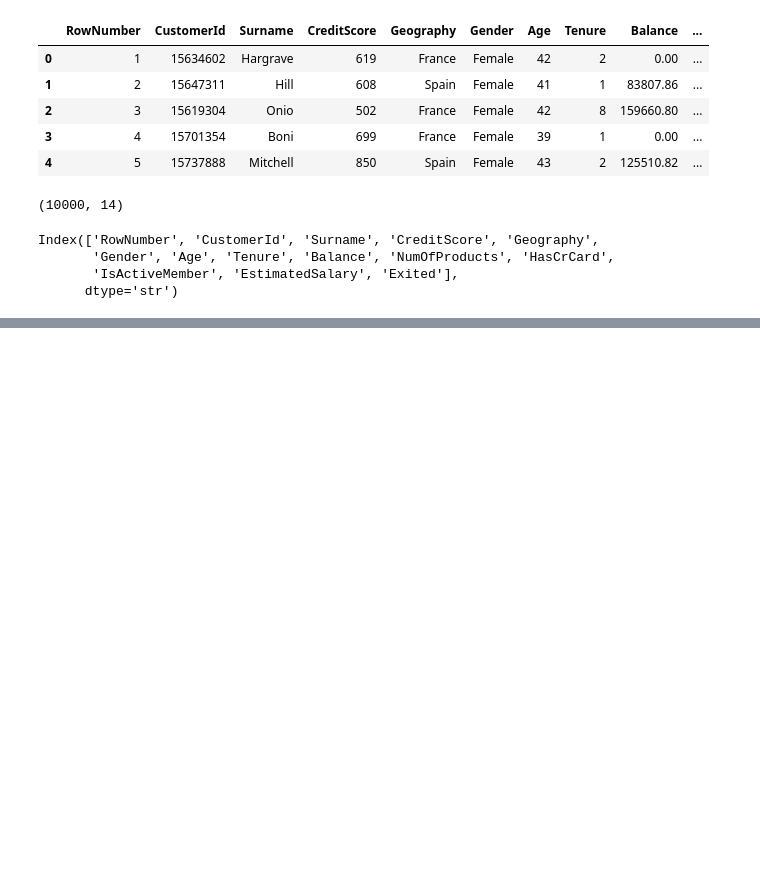
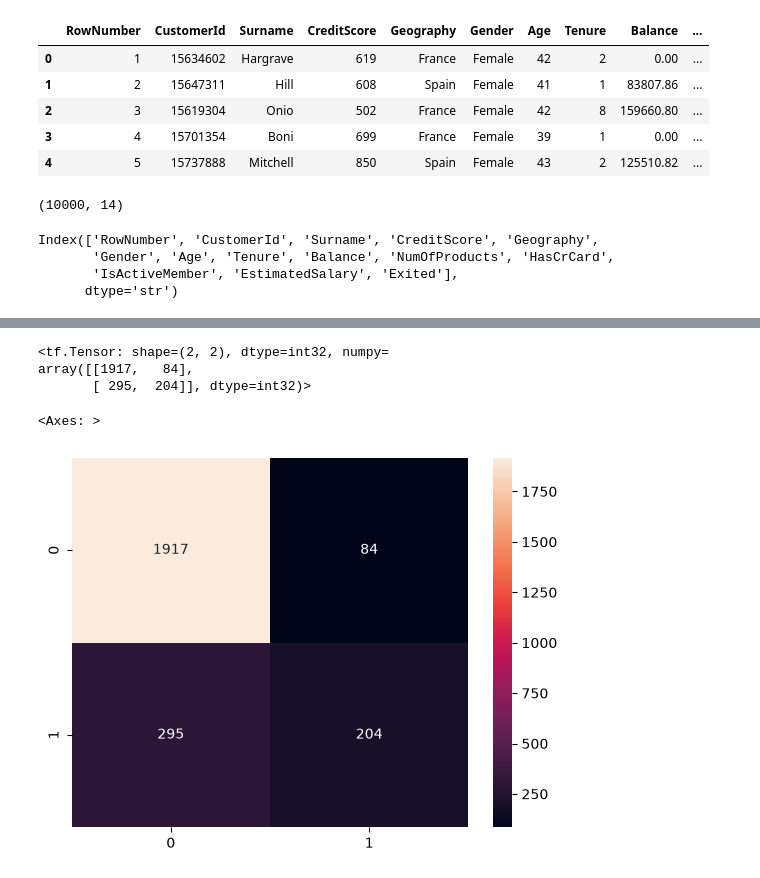
Before and after one commit to mohnish4code/Customer-Churn-Prediction, a Jupyter notebook: notebook/customer_churn.ipynb, the cells around one changed output, grey strips where cells are left out. Drawn from its saved outputs; the diff is of its cells as text; code cells hidden in the pictures; blank space fills up the shorter version.

```diff
--- a/notebook/customer_churn.ipynb
+++ b/notebook/customer_churn.ipynb
@@ -26,0 +181,3 @@ Index(['RowNumber', 'CustomerId', 'Surname', 'CreditScore', 'Geography',
+# %%
+from sklearn.model_selection import train_test_split
+X_train, X_test, y_train, y_test = train_test_split(X, y, test_size=0.25)
@@ -26,0 +199,10 @@ Index(['RowNumber', 'CustomerId', 'Surname', 'CreditScore', 'Geography',
+# %%
+model = keras.Sequential([
+    keras.layers.Dense(20, input_shape=(12,), activation="relu"),
+    keras.layers.Dense(10, activation="relu"),
+    keras.layers.Dense(1, activation="sigmoid")
+])
+
+model.compile(optimizer="adam", loss="binary_crossentropy", metrics=["accuracy"])
+
+model.fit(X_train, y_train, epochs=20)
@@ -26,0 +233,9 @@ Index(['RowNumber', 'CustomerId', 'Surname', 'CreditScore', 'Geography',
+# %%
+y_predicted = model.predict(X_test)
+
+y_pred = []
+for i in y_predicted:
+    if i<0.5:
+        y_pred.append(0)
+    else:
+        y_pred.append(1)
@@ -26,0 +268,13 @@ Index(['RowNumber', 'CustomerId', 'Surname', 'CreditScore', 'Geography',
+# %%
+cm = tf.math.confusion_matrix(labels=y_test, predictions=y_pred)
+cm
+# %% [output]
+<tf.Tensor: shape=(2, 2), dtype=int32, numpy=
+array([[1917,   84],
+       [ 295,  204]], dtype=int32)>
+# %%
+import seaborn as sns
+sns.heatmap(cm, annot=True, fmt="d")
+# %% [output]
+<Axes: >
+[figure, added]
```
Also changed, not shown: parts of 26 cells of this notebook, 2 other files.
